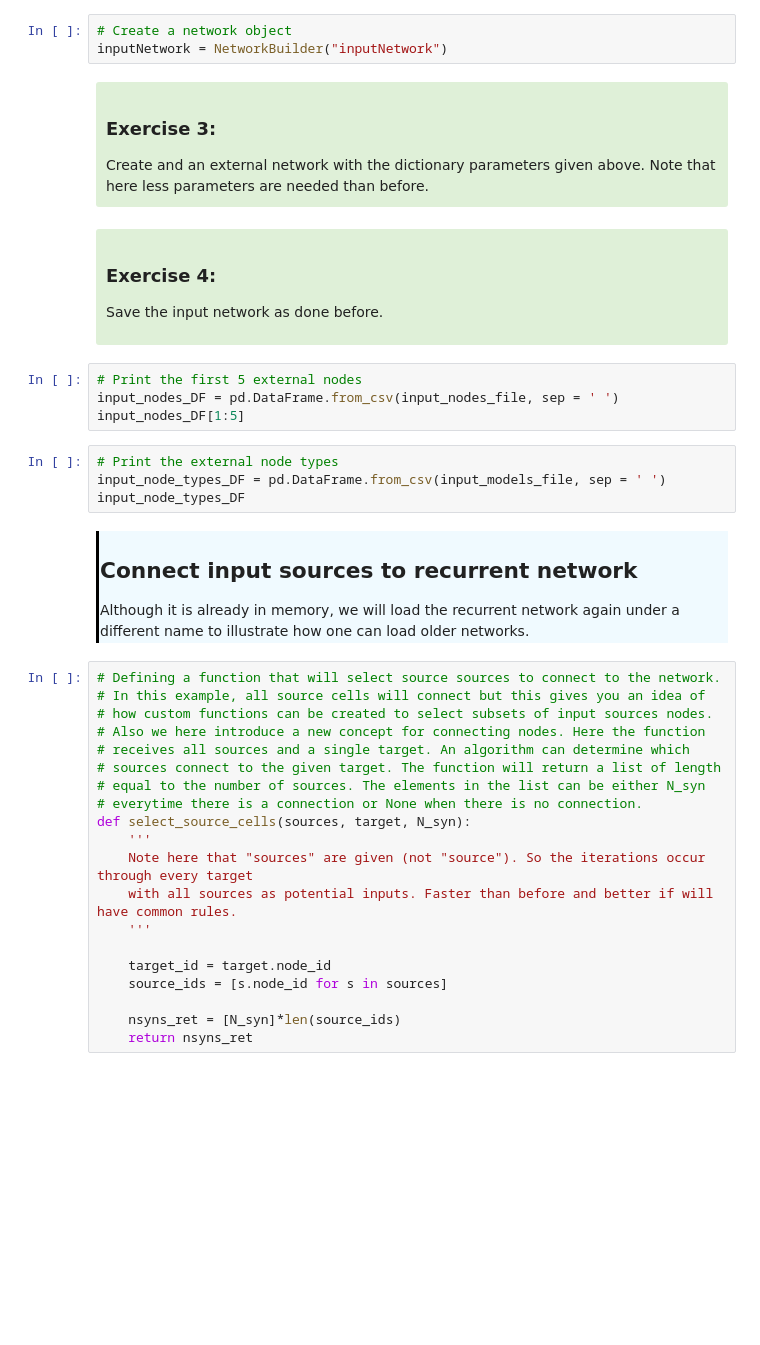
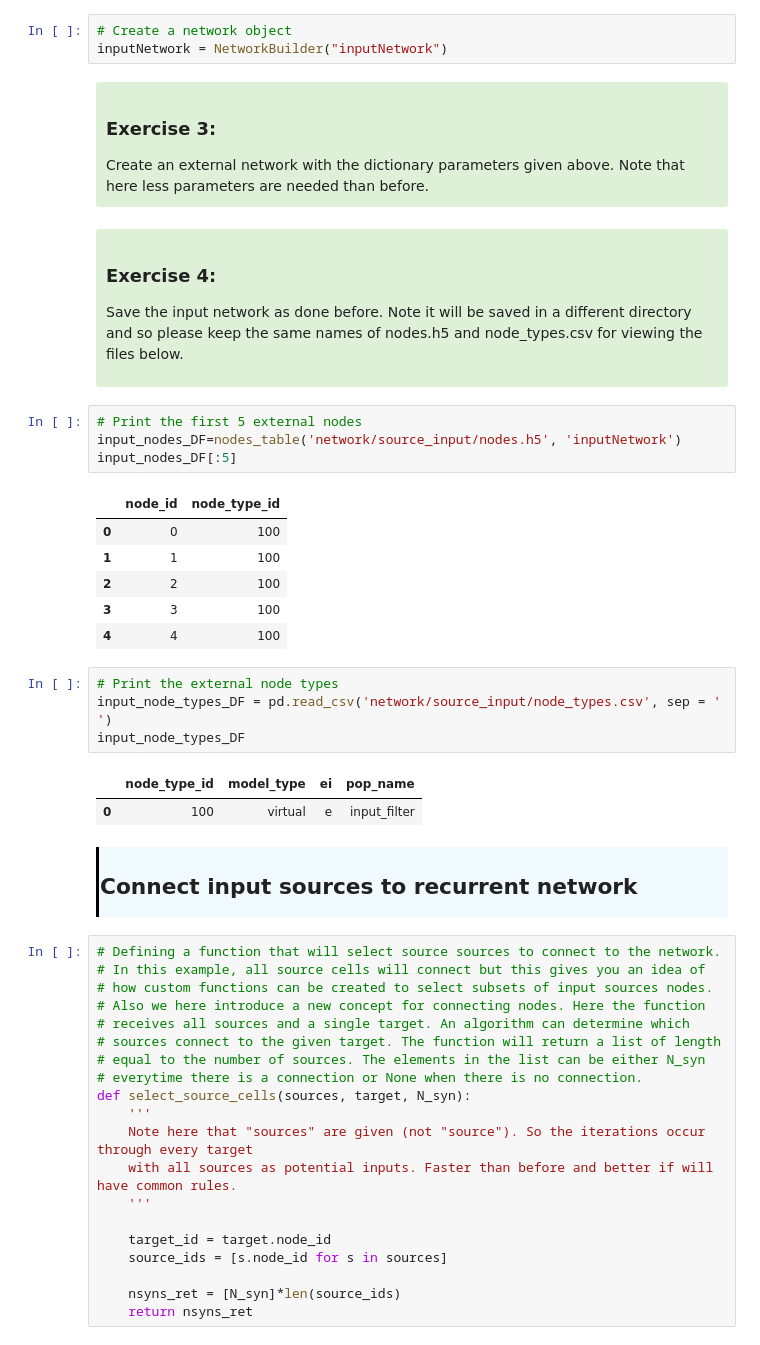
Before and after one commit to AllenInstitute/CNS_2018_Tutorial, a Jupyter notebook: bmtk/biophysical_notebook/biophysical_modeling.ipynb, the cells around one changed output. Saved outputs shown, nothing was run; the diff lists cells and outputs as text; blank space fills up the shorter version.

```diff
--- a/bmtk/biophysical_notebook/biophysical_modeling.ipynb
+++ b/bmtk/biophysical_notebook/biophysical_modeling.ipynb
@@ -418,25 +451,34 @@ inputNetwork = NetworkBuilder("inputNetwork")
 # %% [markdown]
 <div style="background: #DFF0D8; border-radius: 3px; padding: 10px; \">
 <h3>Exercise 3:</h3>
-Create and an external network with the dictionary parameters given above. Note that here less parameters are needed than before.
+Create an external network with the dictionary parameters given above. Note that here less parameters are needed than before.
 </div>
 # %% [markdown]
 <div style="background: #DFF0D8; border-radius: 3px; padding: 10px; \">
 <h3>Exercise 4:</h3>
-<p> Save the input network as done before.
+<p> Save the input network as done before. Note it will be saved in a different directory and so please keep the same names of nodes.h5 and node_types.csv for viewing the files below.
 </div>
 # %%
 # Print the first 5 external nodes
-input_nodes_DF = pd.DataFrame.from_csv(input_nodes_file, sep = ' ')
-input_nodes_DF[1:5]
+input_nodes_DF=nodes_table('network/source_input/nodes.h5', 'inputNetwork')
+input_nodes_DF[:5]
+# %% [output]
+|  | node_id | node_type_id |
+| 0 | 0 | 100 |
+| 1 | 1 | 100 |
+| 2 | 2 | 100 |
+| 3 | 3 | 100 |
+| 4 | 4 | 100 |
 # %%
 # Print the external node types
-input_node_types_DF = pd.DataFrame.from_csv(input_models_file, sep = ' ')
+input_node_types_DF = pd.read_csv('network/source_input/node_types.csv', sep = ' ')
 input_node_types_DF
+# %% [output]
+|  | node_type_id | model_type | ei | pop_name |
+| 0 | 100 | virtual | e | input_filter |
 # %% [markdown]
 <div style="border-left: 3px solid #000; padding: 1px; padding-left: 10px; background: #F0FAFF; \">
 <h2>Connect input sources to recurrent network</h2>
-Although it is already in memory, we will load the recurrent network again under a different name to illustrate how one can load older networks.
 </div>
 # %%
 # Defining a function that will select source sources to connect to the network.
```
Also changed, not shown: parts of 37 cells of this notebook, 3 other files.
